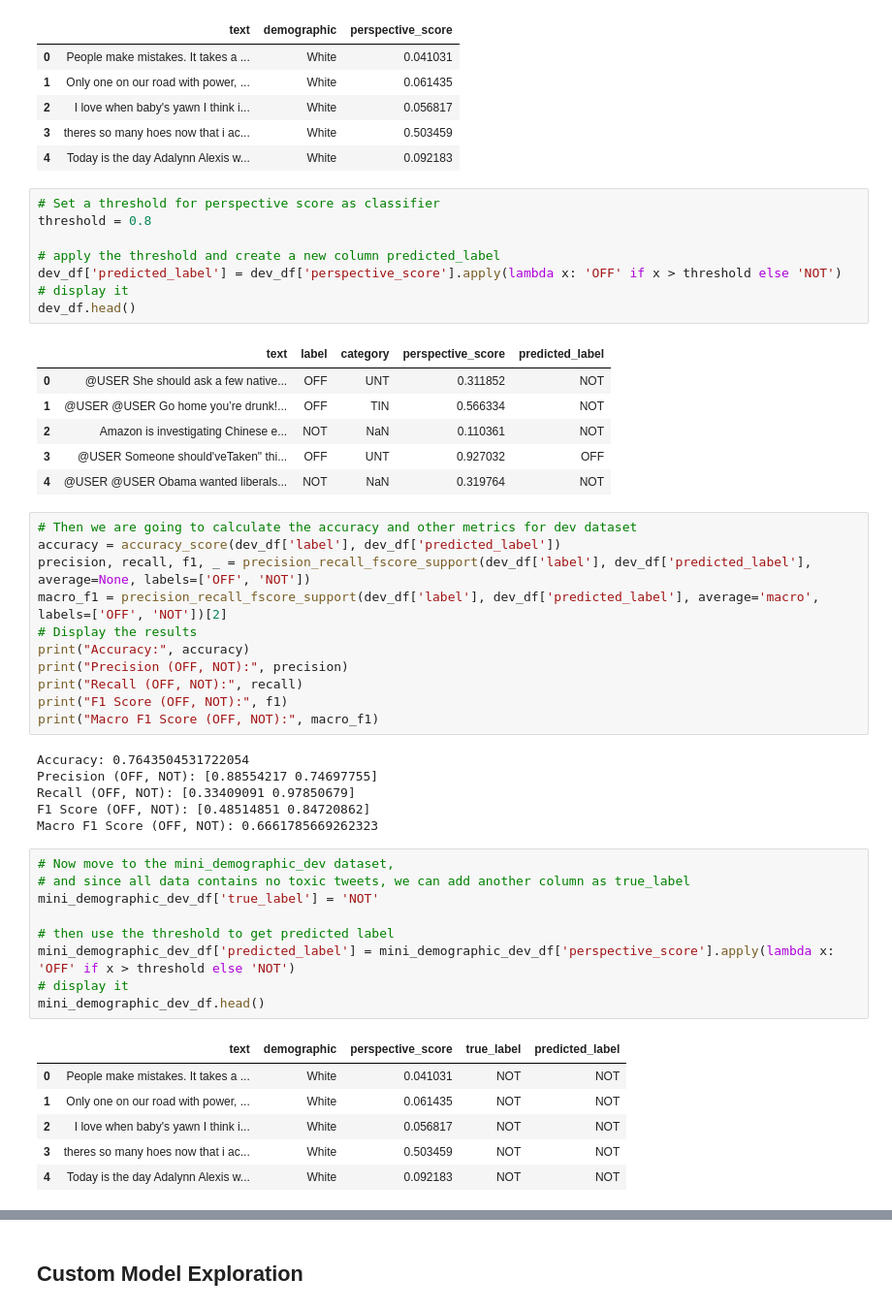
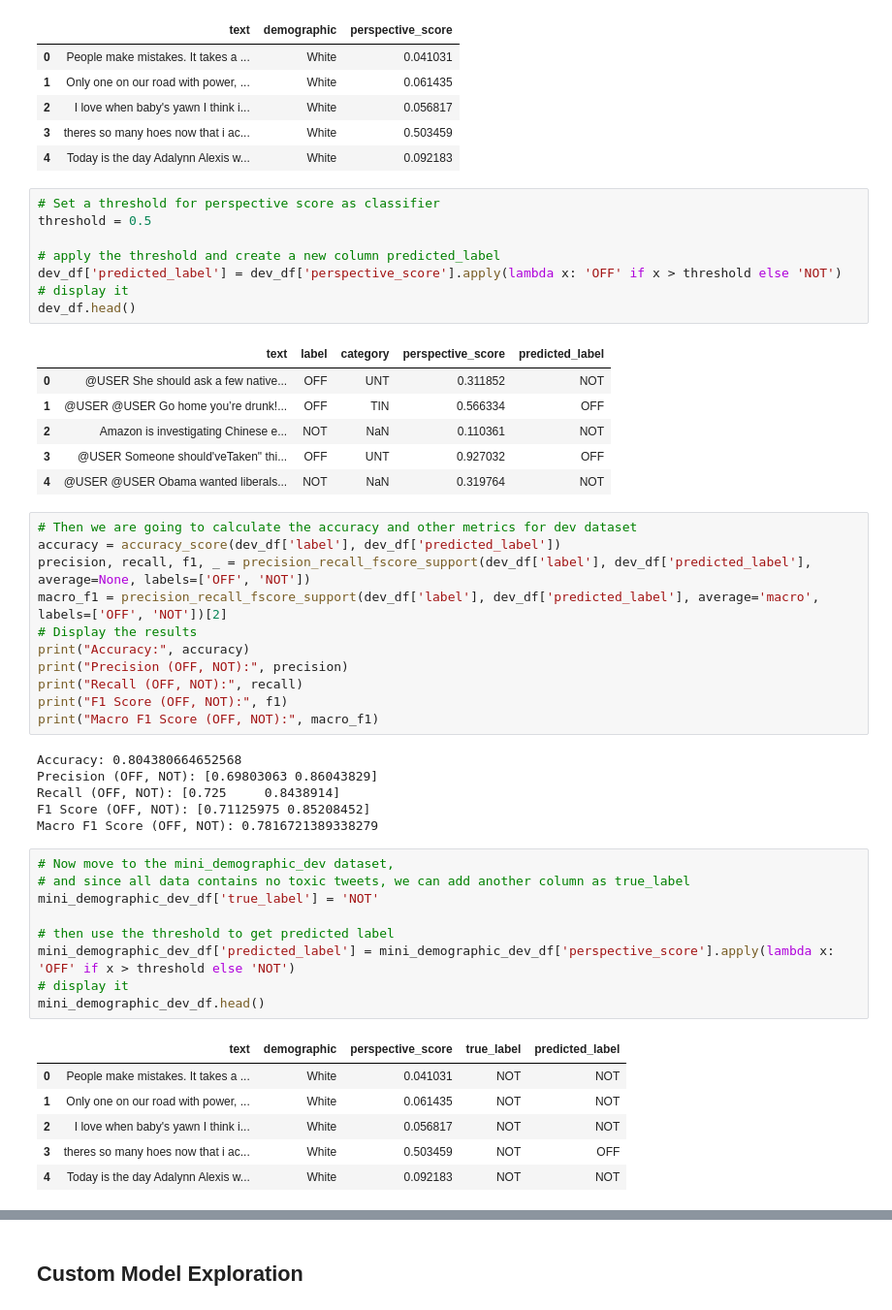
Before and after one commit to haoshenwu22/CS1684, a Jupyter notebook: Assignment2/assignment2.ipynb, the cells around one changed output, grey strips where cells are left out. Shown at 97% size. Cells and saved outputs as stored; diff of their text form.

```diff
--- a/Assignment2/assignment2.ipynb
+++ b/Assignment2/assignment2.ipynb
@@ -33,16 +34,16 @@ mini_demographic_dev_df.head()
 | 4 | Today is the day Adalynn Alexis w... | White | 0.092183 |
 # %%
 # Set a threshold for perspective score as classifier
-threshold = 0.8
+threshold = 0.5
 
 # apply the threshold and create a new column predicted_label
 dev_df['predicted_label'] = dev_df['perspective_score'].apply(lambda x: 'OFF' if x > threshold else 'NOT')
 # display it
 dev_df.head()
 # %% [output]
 |  | text | label | category | perspective_score | predicted_label |
 | 0 | @USER She should ask a few native... | OFF | UNT | 0.311852 | NOT |
-| 1 | @USER @USER Go home you’re drunk!... | OFF | TIN | 0.566334 | NOT |
+| 1 | @USER @USER Go home you’re drunk!... | OFF | TIN | 0.566334 | OFF |
 | 2 | Amazon is investigating Chinese e... | NOT | NaN | 0.110361 | NOT |
 | 3 | @USER Someone should'veTaken" thi... | OFF | UNT | 0.927032 | OFF |
 | 4 | @USER @USER Obama wanted liberals... | NOT | NaN | 0.319764 | NOT |
@@ -58,11 +59,11 @@ print("Recall (OFF, NOT):", recall)
 print("F1 Score (OFF, NOT):", f1)
 print("Macro F1 Score (OFF, NOT):", macro_f1)
 # %% [output]
-Accuracy: 0.7643504531722054
-Precision (OFF, NOT): [0.88554217 0.74697755]
-Recall (OFF, NOT): [0.33409091 0.97850679]
-F1 Score (OFF, NOT): [0.48514851 0.84720862]
-Macro F1 Score (OFF, NOT): 0.6661785669262323
+Accuracy: 0.804380664652568
+Precision (OFF, NOT): [0.69803063 0.86043829]
+Recall (OFF, NOT): [0.725     0.8438914]
+F1 Score (OFF, NOT): [0.71125975 0.85208452]
+Macro F1 Score (OFF, NOT): 0.7816721389338279
 # %%
 # Now move to the mini_demographic_dev dataset,
 # and since all data contains no toxic tweets, we can add another column as true_label
@@ -77,7 +78,7 @@ mini_demographic_dev_df.head()
 | 0 | People make mistakes. It takes a ... | White | 0.041031 | NOT | NOT |
 | 1 | Only one on our road with power, ... | White | 0.061435 | NOT | NOT |
 | 2 | I love when baby's yawn I think i... | White | 0.056817 | NOT | NOT |
-| 3 | theres so many hoes now that i ac... | White | 0.503459 | NOT | NOT |
+| 3 | theres so many hoes now that i ac... | White | 0.503459 | NOT | OFF |
 | 4 | Today is the day Adalynn Alexis w... | White | 0.092183 | NOT | NOT |
 # %%
 # Then lets calculate its FPR for each demographic group
```
Also changed, not shown: parts of 19 cells of this notebook, 10 other files.
